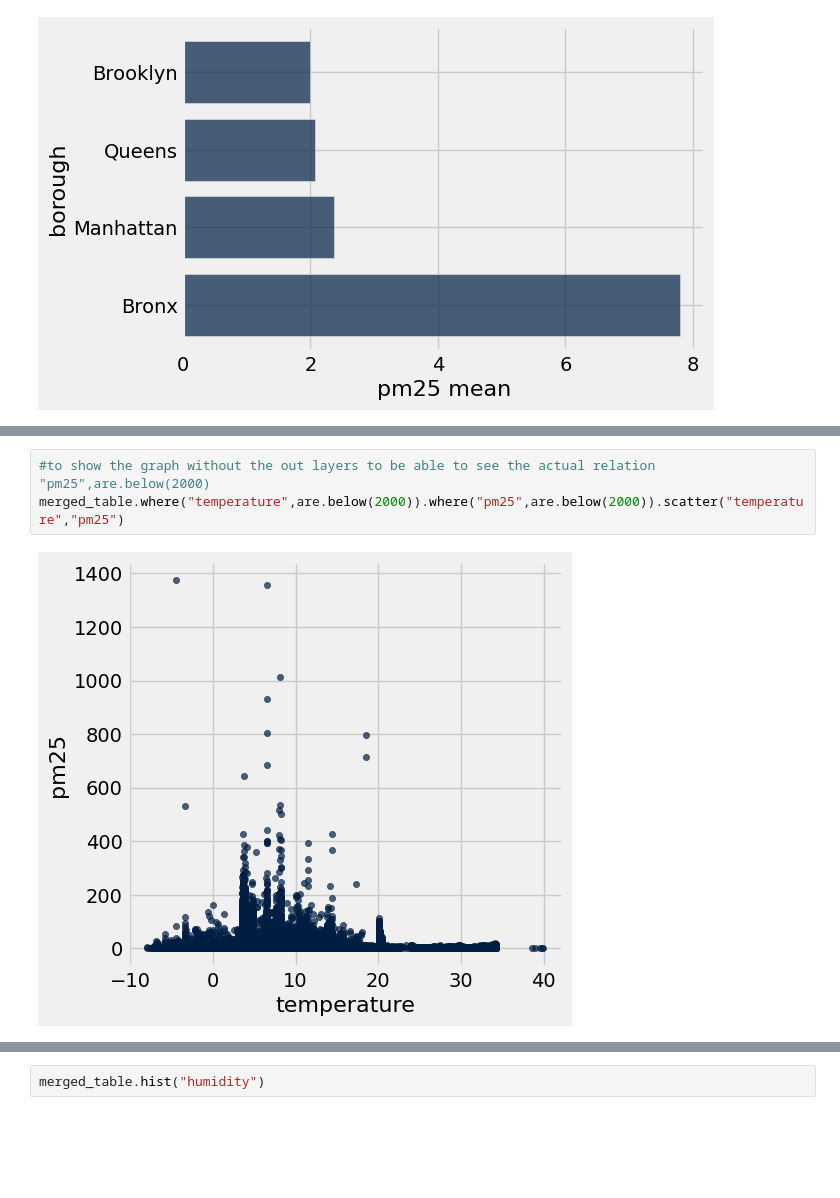
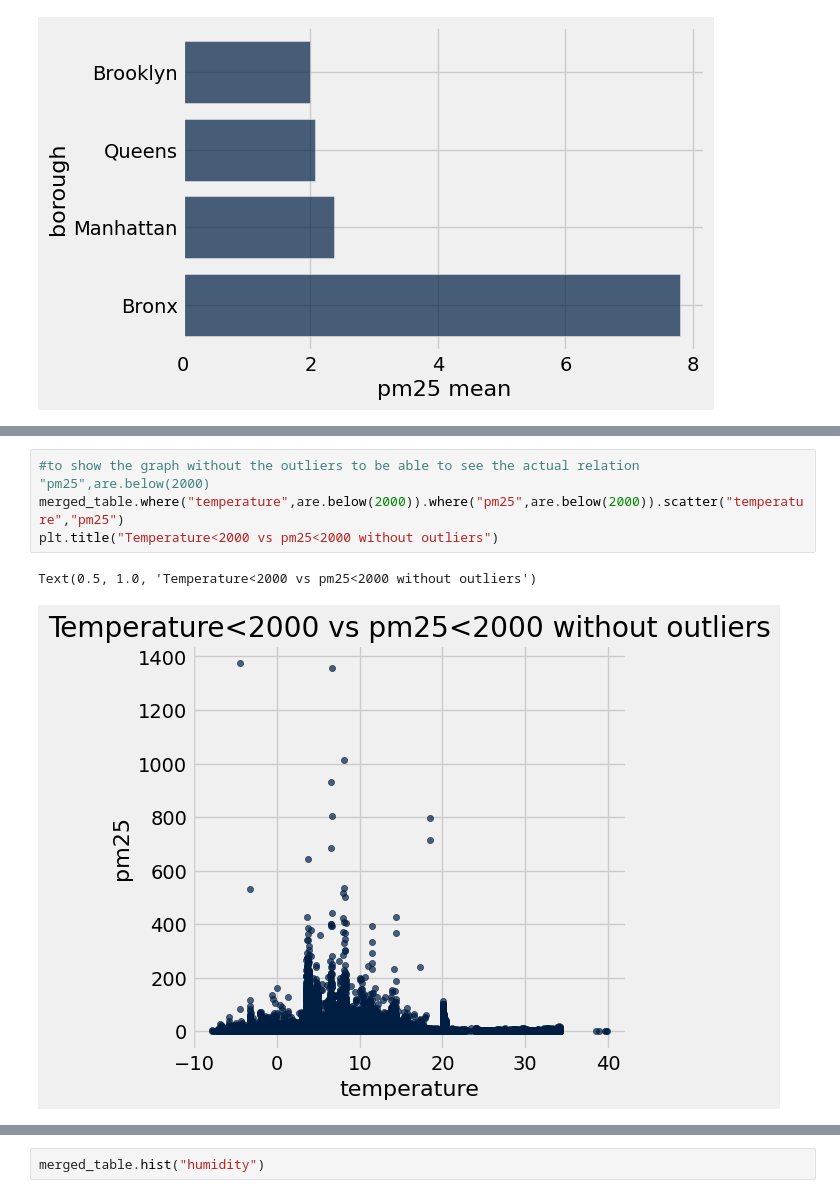
Before and after one commit to MahmoudMadi77/DataScience_U23103334, a Jupyter notebook: Activity2_questions_U23103334.ipynb, the cells around one changed output, grey strips where cells are left out. Cells and saved outputs as stored; diff of their text form; blank space fills up the shorter version.

```diff
--- a/Activity2_questions_U23103334.ipynb
+++ b/Activity2_questions_U23103334.ipynb
@@ -216,8 +218,10 @@ merged_table.scatter("temperature","pm25")
 # %%
-#to show the graph without the out layers to be able to see the actual relation "pm25",are.below(2000)
+#to show the graph without the outliers to be able to see the actual relation "pm25",are.below(2000)
 merged_table.where("temperature",are.below(2000)).where("pm25",are.below(2000)).scatter("temperature","pm25")
+plt.title("Temperature<2000 vs pm25<2000 without outliers")
 # %% [output]
+Text(0.5, 1.0, 'Temperature<2000 vs pm25<2000 without outliers')
-[figure, old version]
+[figure, new version]
 # %%
 #to show the graph without the out layers to be able to see the actual relation "pm25",are.below(600)
 merged_table.where("temperature",are.below(2000)).where("pm25",are.below(600)).scatter("temperature","pm25")
```
Also changed, not shown: parts of 3 cells of this notebook.
